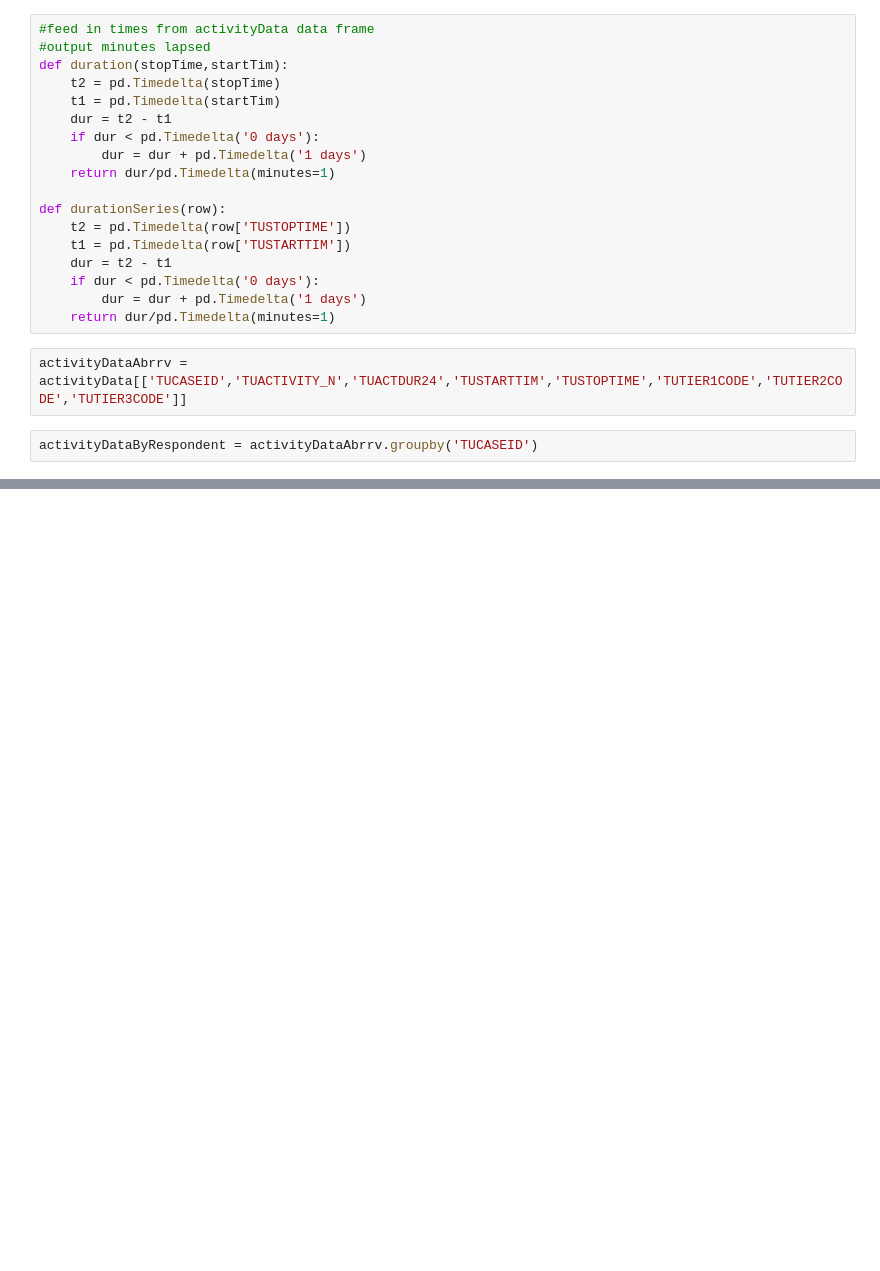
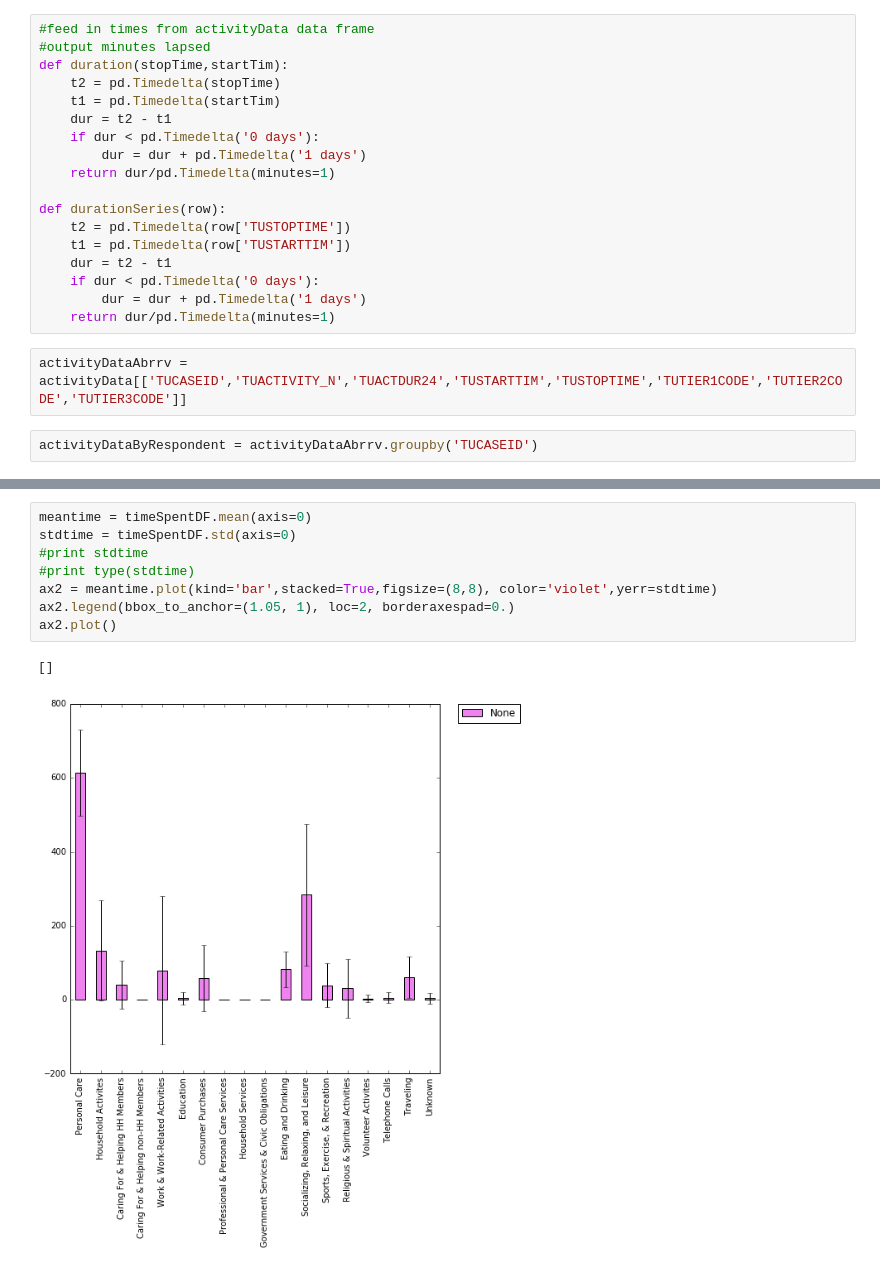
Before and after one commit to tiamiceli/AmericanTimeUse, a Jupyter notebook: AmericanTimeUse.ipynb, the cells around one changed output, grey strips where cells are left out. Cells and saved outputs as stored; diff of their text form; blank space fills up the shorter version.

```diff
--- a/AmericanTimeUse.ipynb
+++ b/AmericanTimeUse.ipynb
@@ -128,0 +157,11 @@ found respondant!
+# %%
+meantime = timeSpentDF.mean(axis=0)
+stdtime = timeSpentDF.std(axis=0)
+#print stdtime
+#print type(stdtime)
+ax2 = meantime.plot(kind='bar',stacked=True,figsize=(8,8), color='violet',yerr=stdtime)
+ax2.legend(bbox_to_anchor=(1.05, 1), loc=2, borderaxespad=0.)
+ax2.plot()
+# %% [output]
+[]
+[figure, added]
```
Also changed, not shown: parts of 4 cells of this notebook.
